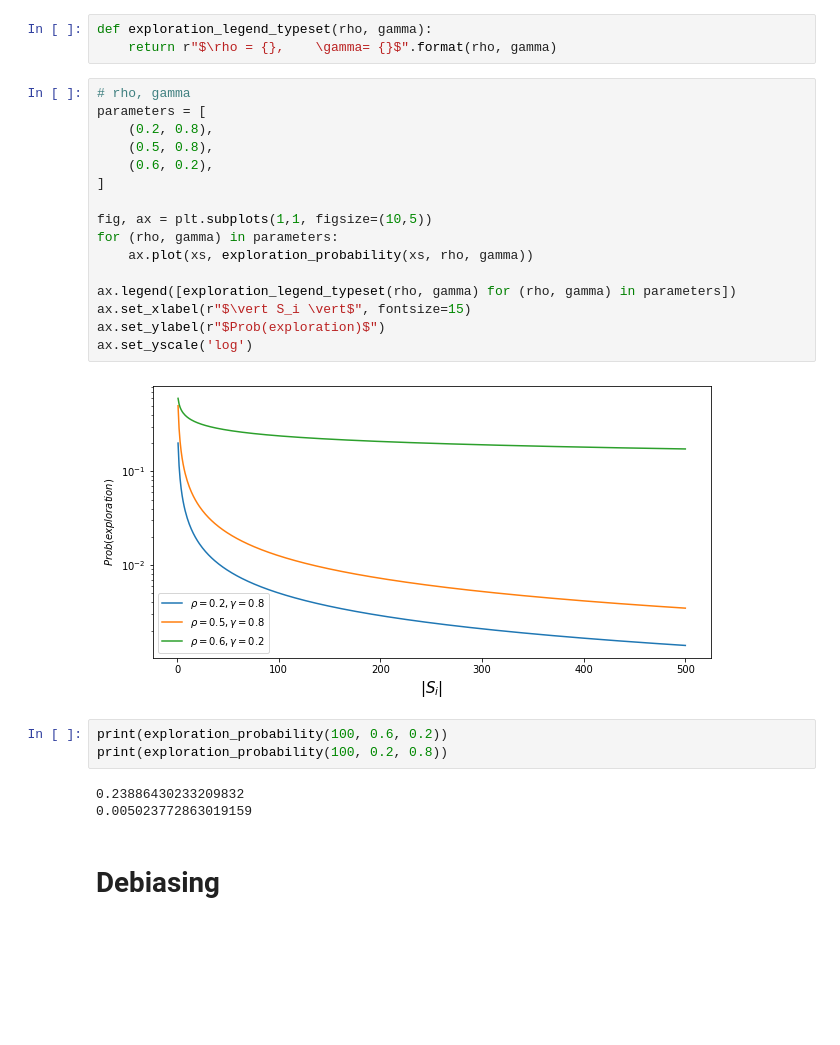
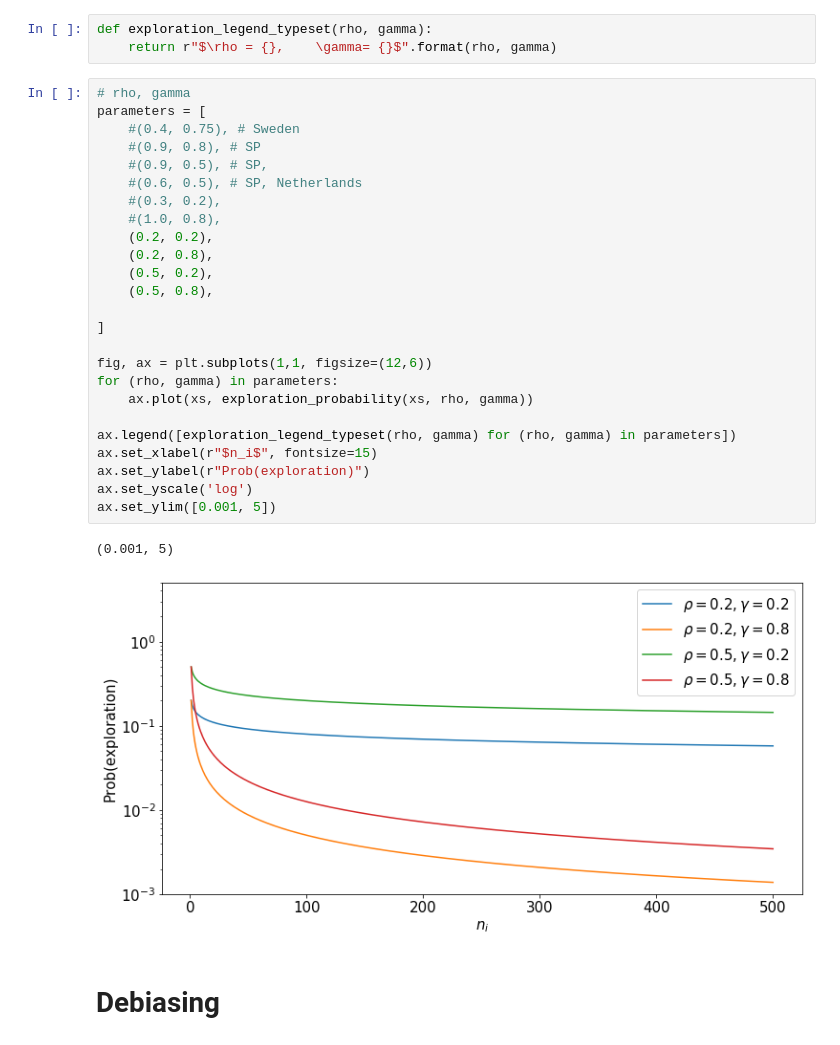
Before and after one commit to TheYuanLiao/individual_mobility_model, a Jupyter notebook: src/py/method-model-plots.ipynb, the cells around one changed output. Saved outputs shown, nothing was run; the diff lists cells and outputs as text; blank space fills up the shorter version.

Commit message:
update method-model-plots

```diff
--- a/src/py/method-model-plots.ipynb
+++ b/src/py/method-model-plots.ipynb
@@ -13,27 +16,31 @@ def exploration_legend_typeset(rho, gamma):
 # %%
 # rho, gamma
 parameters = [
+    #(0.4, 0.75), # Sweden
+    #(0.9, 0.8), # SP
+    #(0.9, 0.5), # SP,
+    #(0.6, 0.5), # SP, Netherlands
+    #(0.3, 0.2),
+    #(1.0, 0.8),
+    (0.2, 0.2),
     (0.2, 0.8),
+    (0.5, 0.2),
     (0.5, 0.8),
-    (0.6, 0.2),
+
 ]
 
-fig, ax = plt.subplots(1,1, figsize=(10,5))
+fig, ax = plt.subplots(1,1, figsize=(12,6))
 for (rho, gamma) in parameters:
     ax.plot(xs, exploration_probability(xs, rho, gamma))
 
 ax.legend([exploration_legend_typeset(rho, gamma) for (rho, gamma) in parameters])
-ax.set_xlabel(r"$\vert S_i \vert$", fontsize=15)
-ax.set_ylabel(r"$Prob(exploration)$")
+ax.set_xlabel(r"$n_i$", fontsize=15)
+ax.set_ylabel(r"Prob(exploration)")
 ax.set_yscale('log')
+ax.set_ylim([0.001, 5])
 # %% [output]
+(0.001, 5)
-[figure, old version]
+[figure, new version]
-# %%
-print(exploration_probability(100, 0.6, 0.2))
-print(exploration_probability(100, 0.2, 0.8))
-# %% [output]
-0.23886430233209832
-0.005023772863019159
 # %% [markdown]
 # Debiasing
 # %%
```
Also changed, not shown: parts of 10 cells of this notebook.
